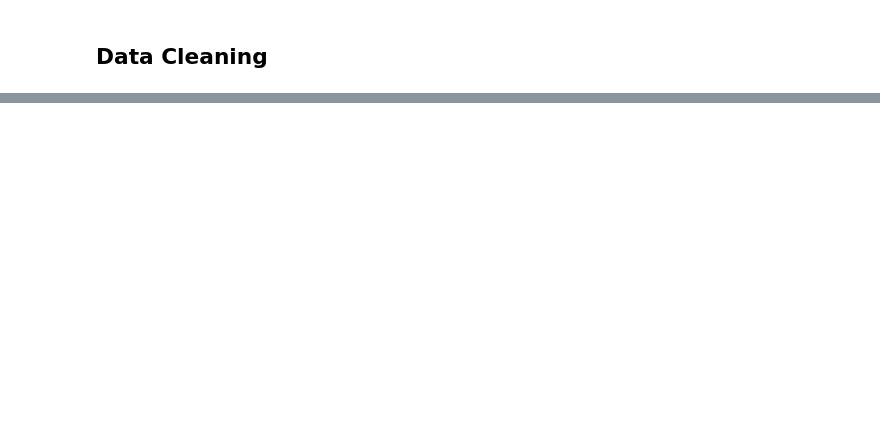
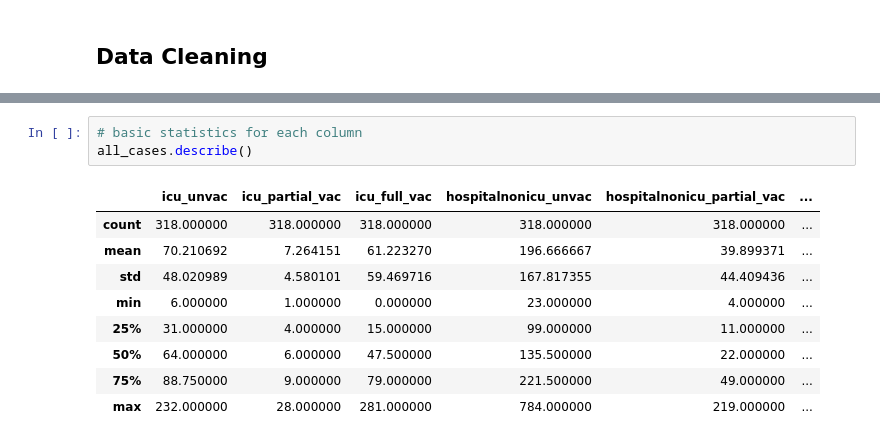
Before and after one commit to yasamanparhizkar/ai4ph_tools4datascience, a Jupyter notebook: Data_Analysis.ipynb, the cells around one changed output, grey strips where cells are left out. Cells and saved outputs as stored; diff of their text form; blank space fills up the shorter version.

```diff
--- a/Data_Analysis.ipynb
+++ b/Data_Analysis.ipynb
@@ -47,0 +74,13 @@ all_cases.head()
+# %%
+# basic statistics for each column
+all_cases.describe()
+# %% [output]
+|  | icu_unvac | icu_partial_vac | icu_full_vac | hospitalnonicu_unvac | hospitalnonicu_partial_vac | ... |
+| count | 318.000000 | 318.000000 | 318.000000 | 318.000000 | 318.000000 | ... |
+| mean | 70.210692 | 7.264151 | 61.223270 | 196.666667 | 39.899371 | ... |
+| std | 48.020989 | 4.580101 | 59.469716 | 167.817355 | 44.409436 | ... |
+| min | 6.000000 | 1.000000 | 0.000000 | 23.000000 | 4.000000 | ... |
+| 25% | 31.000000 | 4.000000 | 15.000000 | 99.000000 | 11.000000 | ... |
+| 50% | 64.000000 | 6.000000 | 47.500000 | 135.500000 | 22.000000 | ... |
+| 75% | 88.750000 | 9.000000 | 79.000000 | 221.500000 | 49.000000 | ... |
+| max | 232.000000 | 28.000000 | 281.000000 | 784.000000 | 219.000000 | ... |
```
Also changed, not shown: parts of 6 cells of this notebook.
